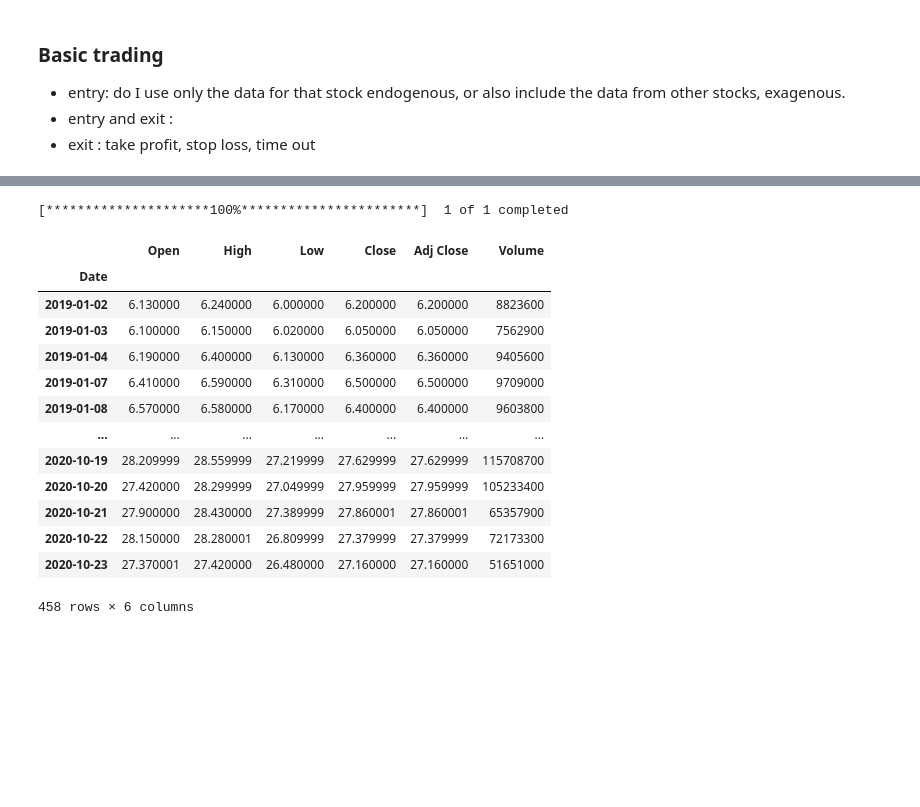
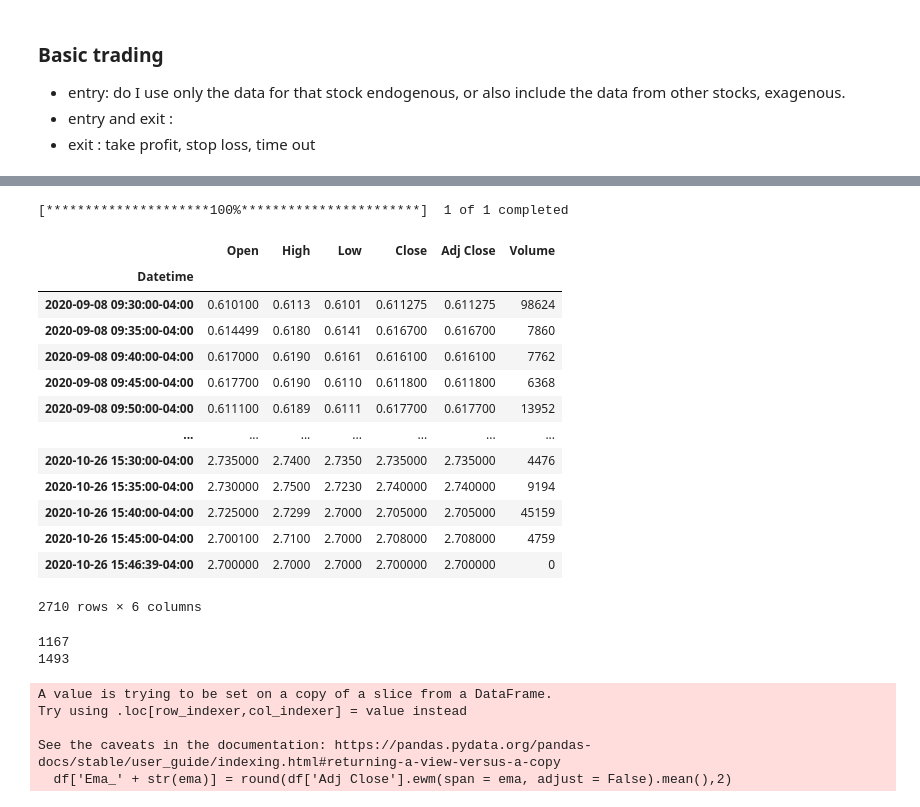
Before and after one commit to dataubc/stock_price_prediction, a Jupyter notebook: testing_strategy/strtegy.ipynb, the cells around one changed output, grey strips where cells are left out. Drawn from its saved outputs; the diff is of its cells as text; code cells hidden in the pictures; blank space fills up the shorter version.

```diff
--- a/testing_strategy/strtegy.ipynb
+++ b/testing_strategy/strtegy.ipynb
@@ -23,28 +23,33 @@ stock
 # %%
-start_year = 2019
+start_year = 2018
 start_month = 1
 start_day = 1
 
 start = dt.datetime(start_year,start_month,start_day)
 now = dt.datetime.now()
-df = pdr.get_data_yahoo(stock,start,now)
+df = pdr.get_data_yahoo(stock,period = "35d",
+
+        # fetch data by interval (including intraday if period < 60 days)
+        # valid intervals: 1m,2m,5m,15m,30m,60m,90m,1h,1d,5d,1wk,1mo,3mo
+        # (optional, default is '1d')
+        interval = "5m",)
 df
 # %% [output]
 [*********************100%***********************]  1 of 1 completed
 |  | Open | High | Low | Close | Adj Close | Volume |
-| Date |  |  |  |  |  |  |
-| 2019-01-02 | 6.130000 | 6.240000 | 6.000000 | 6.200000 | 6.200000 | 8823600 |
-| 2019-01-03 | 6.100000 | 6.150000 | 6.020000 | 6.050000 | 6.050000 | 7562900 |
-| 2019-01-04 | 6.190000 | 6.400000 | 6.130000 | 6.360000 | 6.360000 | 9405600 |
-| 2019-01-07 | 6.410000 | 6.590000 | 6.310000 | 6.500000 | 6.500000 | 9709000 |
-| 2019-01-08 | 6.570000 | 6.580000 | 6.170000 | 6.400000 | 6.400000 | 9603800 |
+| Datetime |  |  |  |  |  |  |
+| 2020-09-08 09:30:00-04:00 | 0.610100 | 0.6113 | 0.6101 | 0.611275 | 0.611275 | 98624 |
+| 2020-09-08 09:35:00-04:00 | 0.614499 | 0.6180 | 0.6141 | 0.616700 | 0.616700 | 7860 |
+| 2020-09-08 09:40:00-04:00 | 0.617000 | 0.6190 | 0.6161 | 0.616100 | 0.616100 | 7762 |
+| 2020-09-08 09:45:00-04:00 | 0.617700 | 0.6190 | 0.6110 | 0.611800 | 0.611800 | 6368 |
+| 2020-09-08 09:50:00-04:00 | 0.611100 | 0.6189 | 0.6111 | 0.617700 | 0.617700 | 13952 |
 | ... | ... | ... | ... | ... | ... | ... |
-| 2020-10-19 | 28.209999 | 28.559999 | 27.219999 | 27.629999 | 27.629999 | 115708700 |
-| 2020-10-20 | 27.420000 | 28.299999 | 27.049999 | 27.959999 | 27.959999 | 105233400 |
-| 2020-10-21 | 27.900000 | 28.430000 | 27.389999 | 27.860001 | 27.860001 | 65357900 |
-| 2020-10-22 | 28.150000 | 28.280001 | 26.809999 | 27.379999 | 27.379999 | 72173300 |
-| 2020-10-23 | 27.370001 | 27.420000 | 26.480000 | 27.160000 | 27.160000 | 51651000 |
+| 2020-10-26 15:30:00-04:00 | 2.735000 | 2.7400 | 2.7350 | 2.735000 | 2.735000 | 4476 |
+| 2020-10-26 15:35:00-04:00 | 2.730000 | 2.7500 | 2.7230 | 2.740000 | 2.740000 | 9194 |
+| 2020-10-26 15:40:00-04:00 | 2.725000 | 2.7299 | 2.7000 | 2.705000 | 2.705000 | 45159 |
+| 2020-10-26 15:45:00-04:00 | 2.700100 | 2.7100 | 2.7000 | 2.708000 | 2.708000 | 4759 |
+| 2020-10-26 15:46:39-04:00 | 2.700000 | 2.7000 | 2.7000 | 2.700000 | 2.700000 | 0 |
-458 rows × 6 columns
+2710 rows × 6 columns
 # %%
 ma = 50
 maString = 'Sma_'+str(ma)
@@ -62,10 +67,19 @@ for row in df.index:
 # %%
 print(numH)
 print(numC)
+# %% [output]
+1167
+1493
 # %%
-emasUsed = [3,5,8,10,12,15,30,35,40,45,50,60]
+emasUsed = [26,50]
 for ema in emasUsed:
     df['Ema_' + str(ema)] = round(df['Adj Close'].ewm(span = ema, adjust = False).mean(),2)
+# %% [output]
+A value is trying to be set on a copy of a slice from a DataFrame.
+Try using .loc[row_indexer,col_indexer] = value instead
+
+See the caveats in the documentation: https://pandas.pydata.org/pandas-docs/stable/user_guide/indexing.html#returning-a-view-versus-a-copy
+  df['Ema_' + str(ema)] = round(df['Adj Close'].ewm(span = ema, adjust = False).mean(),2)
 # %%
 df
 # %% [output]
```
Also changed, not shown: parts of 17 cells of this notebook, 21 other files.
